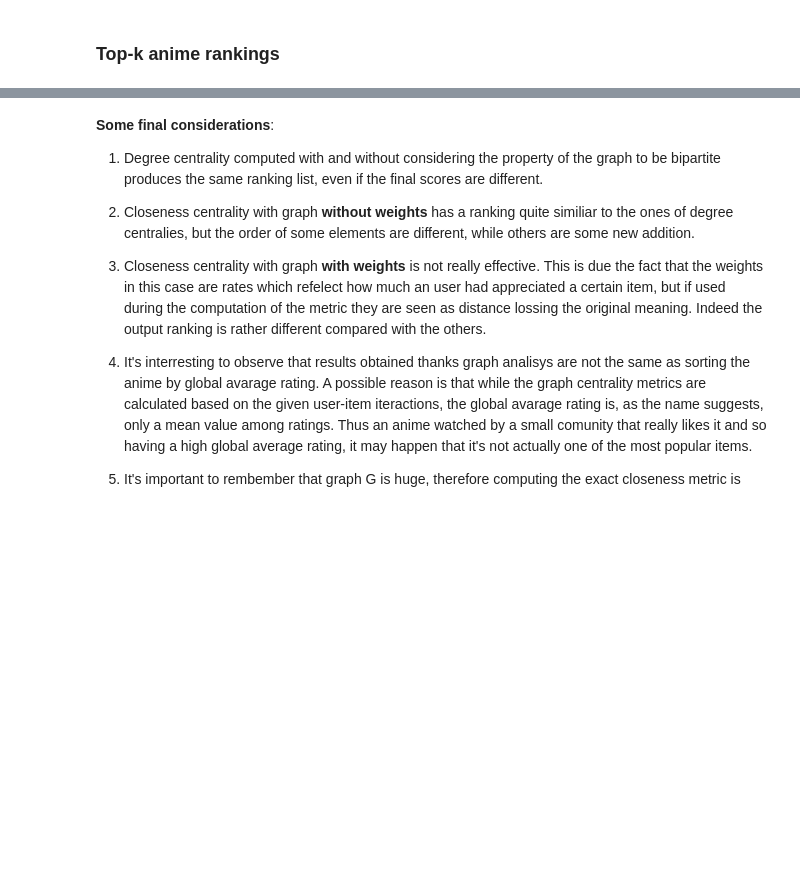
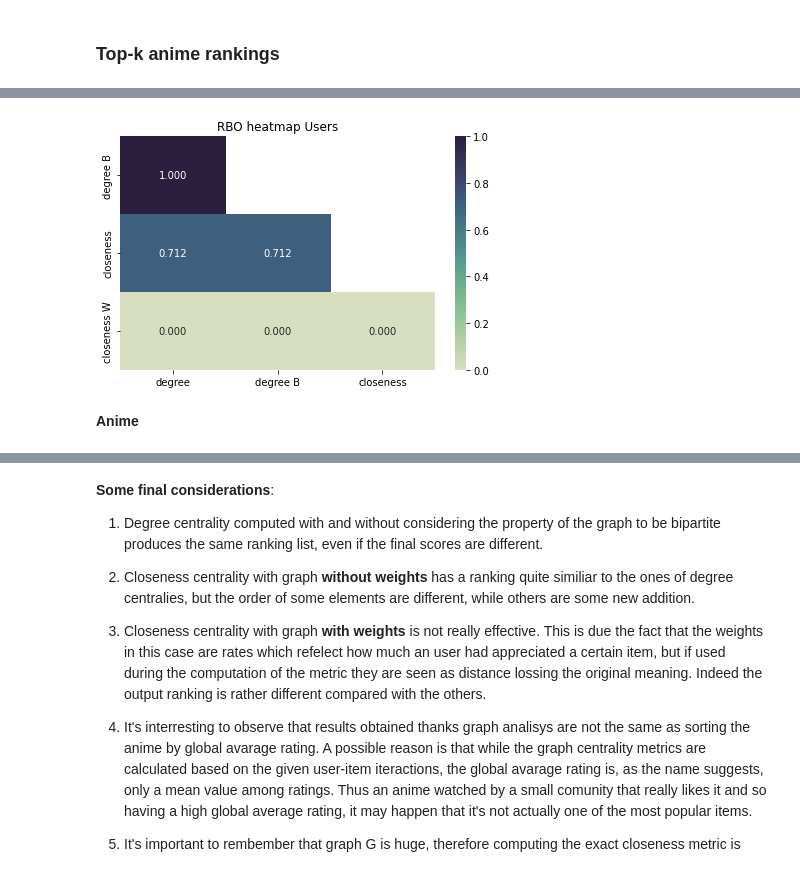
Before and after one commit to chguizz/graph_based_recommendation_system, a Jupyter notebook: GraphCentralities.ipynb, the cells around one changed output, grey strips where cells are left out. Drawn from its saved outputs; the diff is of its cells as text; code cells hidden in the pictures; blank space fills up the shorter version.

Commit message:
Rank Biased Overlap (RBO) metric

```diff
--- a/GraphCentralities.ipynb
+++ b/GraphCentralities.ipynb
@@ -504,0 +520,16 @@ df_top_anime
+# %%
+import math
+def rbo(list1, list2, p=0.9):
+   # tail recursive helper function
+   def helper(ret, i, d):
+       l1 = set(list1[:i]) if i < len(list1) else set(list1)
+       l2 = set(list2[:i]) if i < len(list2) else set(list2)
+       a_d = len(l1.intersection(l2))/i
+       term = math.pow(p, i) * a_d
+       if d == i:
+           return ret + term
+       return helper(ret + term, i + 1, d)
+   k = max(len(list1), len(list2))
+   x_k = len(set(list1).intersection(set(list2)))
+   summation = helper(0, 1, k)
+   return ((float(x_k)/k) * math.pow(p, k)) + ((1-p)/p * summation)
@@ -504,0 +538,8 @@ df_top_anime
+# %%
+categories = ['degree', 'degree B', 'closeness', 'closeness W']
+rbo_values = np.zeros((len(categories), len(categories)), dtype=float)
+for i, c_i in enumerate(categories):
+  for j, c_j in enumerate(categories):
+    rbo_metric = rbo(df_top_user[c_i].values, df_top_user[c_j].values)
+    rbo_values[i,j] = rbo_metric
+    print('RBO {} - {}: {}'.format(c_i, c_j, rbo_metric))
@@ -504,0 +563,20 @@ df_top_anime
+# %%
+# mask for low triangle
+mask1 = np.tril(np.ones(rbo_values.shape)).astype(np.bool)
+# mask for no diagonal
+mask2 = np.ones(len(categories)) - np.identity(len(categories))
+mask2 = mask2.astype(np.bool)
+
+rbo_triangle = pd.DataFrame(rbo_values).where(np.multiply(mask1, mask2)).iloc[1:,:-1]
+rbo_triangle.columns = categories[:-1]
+rbo_triangle.index = categories[1:]
+# %%
+mycmap = sns.cubehelix_palette(start=.5, rot=-.75, as_cmap=True)
+hmap=sns.heatmap(rbo_triangle, cmap=mycmap, annot=True, fmt=".3f")
+plt.title('RBO heatmap Users')
+plt.tight_layout()
+hmap.figure.savefig("./figures/RBO_heatmap_users.png")
+# %% [output]
+[figure, added]
+# %% [markdown]
+**Anime**
```
Also changed, not shown: parts of 8 cells of this notebook, 2 other files.
